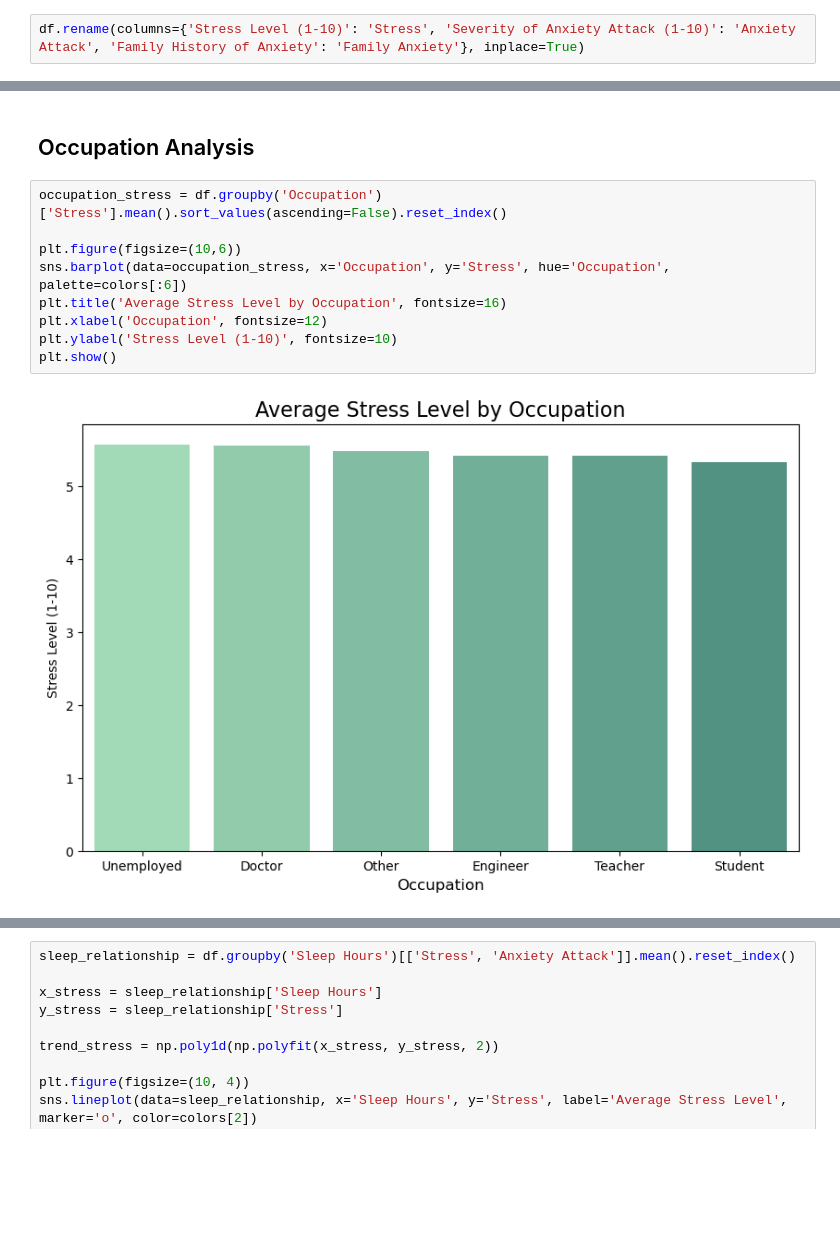
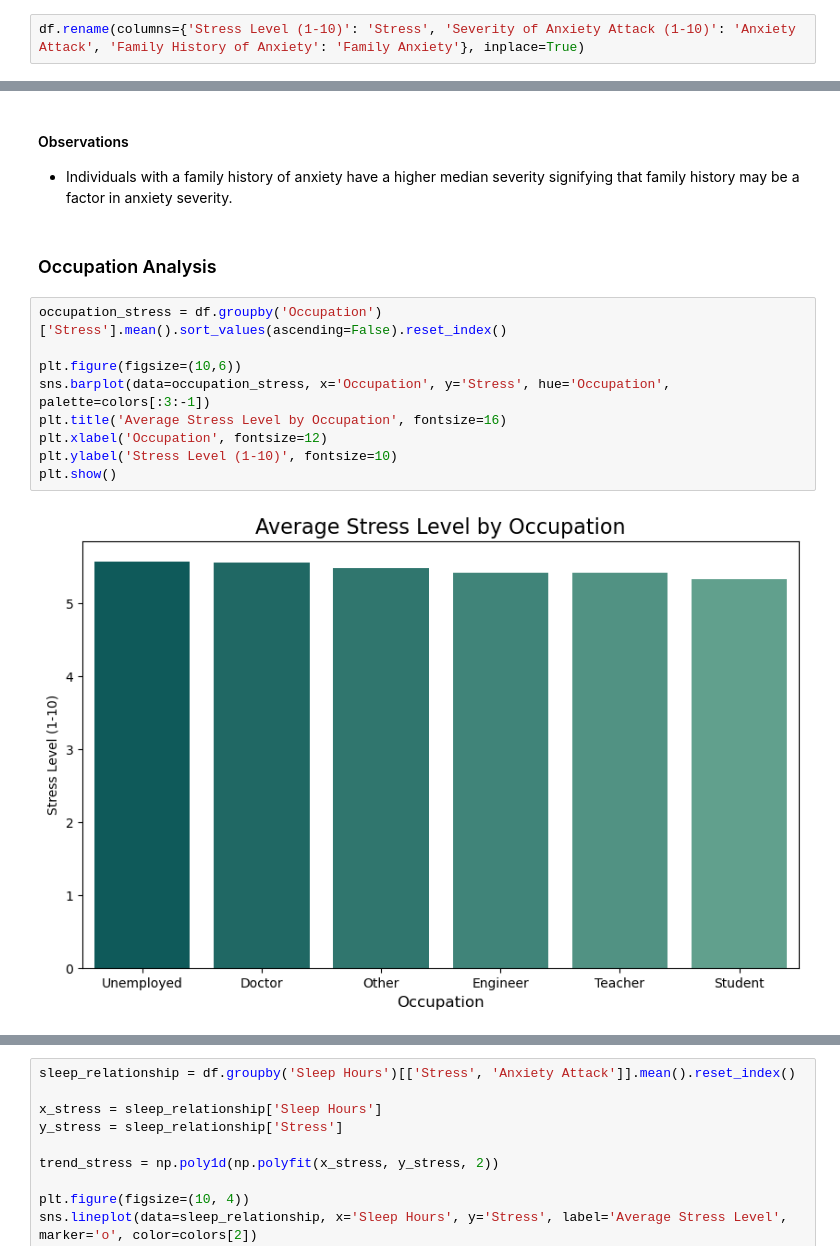
Before and after one commit to jonc1412/EDA-projects, a Jupyter notebook: anxiety-attack/anxiety_attack_analysis.ipynb, the cells around one changed output, grey strips where cells are left out. Cells and saved outputs as stored; diff of their text form; blank space fills up the shorter version.

```diff
--- a/anxiety-attack/anxiety_attack_analysis.ipynb
+++ b/anxiety-attack/anxiety_attack_analysis.ipynb
@@ -100,13 +188,16 @@ df.rename(columns={'Stress Level (1-10)': 'Stress', 'Severity of Anxiety Attack
+# %% [markdown]
+#### Observations
+- Individuals with a family history of anxiety have a higher median severity signifying that family history may be a factor in anxiety severity.
 # %% [markdown]
-## Occupation Analysis
+### Occupation Analysis
 # %%
 occupation_stress = df.groupby('Occupation')['Stress'].mean().sort_values(ascending=False).reset_index()
 
 plt.figure(figsize=(10,6))
-sns.barplot(data=occupation_stress, x='Occupation', y='Stress', hue='Occupation', palette=colors[:6])
+sns.barplot(data=occupation_stress, x='Occupation', y='Stress', hue='Occupation', palette=colors[:3:-1])
 plt.title('Average Stress Level by Occupation', fontsize=16)
 plt.xlabel('Occupation', fontsize=12)
 plt.ylabel('Stress Level (1-10)', fontsize=10)
 plt.show()
 # %% [output]
-[figure, old version]
+[figure, new version]
```
Also changed, not shown: parts of 26 cells of this notebook.
